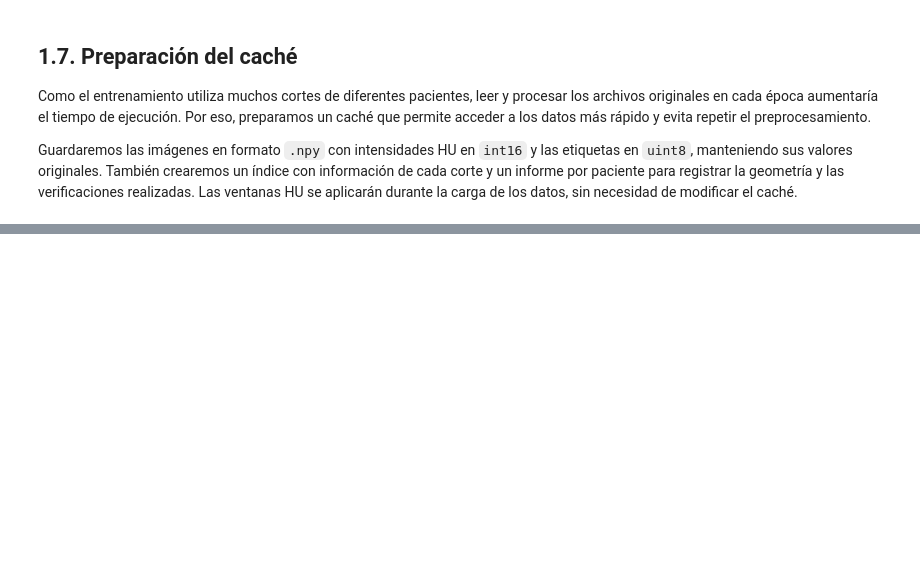
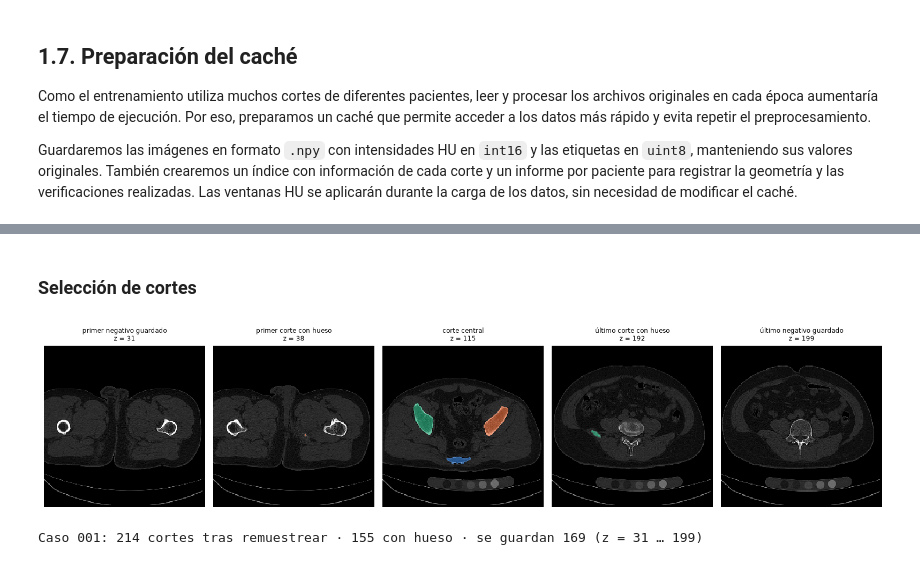
Before and after one commit to MarcAragon/proyecto_pengwin, a Jupyter notebook: Pengwin.ipynb, the cells around one changed output, grey strips where cells are left out. Drawn from its saved outputs; the diff is of its cells as text; code cells hidden in the pictures; blank space fills up the shorter version.

```diff
--- a/Pengwin.ipynb
+++ b/Pengwin.ipynb
@@ -389,0 +410,6 @@ Guardaremos las imágenes en formato `.npy` con intensidades HU en `int16` y las
+# %%
+sys.path.insert(0, str(RAIZ))
+sys.dont_write_bytecode = True
+import build_cache as bc
+muestra = sorted({cab.sx.idxmin(), cab.sx.idxmax(), cab.sz.idxmin(), cab.sz.idxmax(), caso, girado})
+cab.loc[muestra, ["nz", "ny", "nx", "sz", "sx", "direccion"]].assign(girado=lambda t: t.index.isin(girados))
@@ -389,0 +552,19 @@ Guardaremos las imágenes en formato `.npy` con intensidades HU en `int16` y las
+# %% [markdown]
+### Selección de cortes
+# %%
+hu_c, lab_c, info = procesados[caso]
+z_hueso = np.nonzero(lab_c.reshape(len(lab_c), -1).any(axis=1))[0]
+seleccion = {"primer negativo guardado": info["z0"], "primer corte con hueso": z_hueso[0],
+             "corte central": int(np.median(z_hueso)), "último corte con hueso": z_hueso[-1],
+             "último negativo guardado": info["z1"] - 1}
+
+fig, axs = plt.subplots(1, 5, figsize=(14.5, 3.4))
+for ax, (rotulo, zc) in zip(axs, seleccion.items()):
+    mostrar_corte(ax, hu_c[zc], lab_c[zc], titulo=f"{rotulo}\nz = {zc}")
+fig.tight_layout()
+plt.show()
+print(f"Caso {caso}: {len(lab_c)} cortes tras remuestrear · {info['cortes_hueso']} con hueso · "
+      f"se guardan {info['z1'] - info['z0']} (z = {info['z0']} … {info['z1'] - 1})")
+# %% [output]
+[figure, added]
+Caso 001: 214 cortes tras remuestrear · 155 con hueso · se guardan 169 (z = 31 … 199)
```
Also changed, not shown: parts of 20 cells of this notebook.
